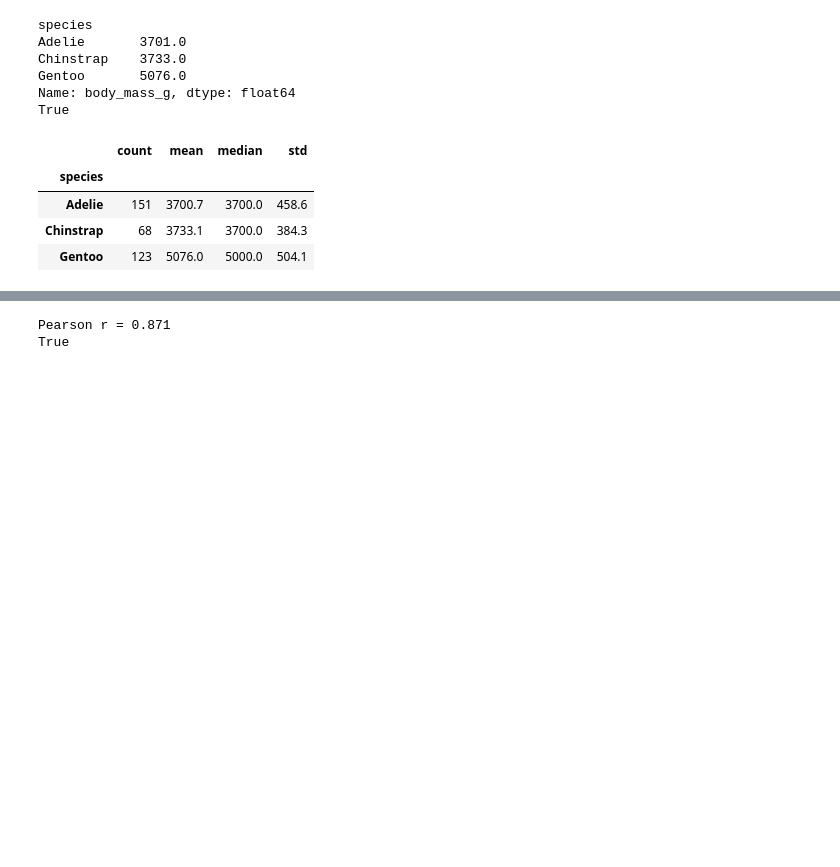
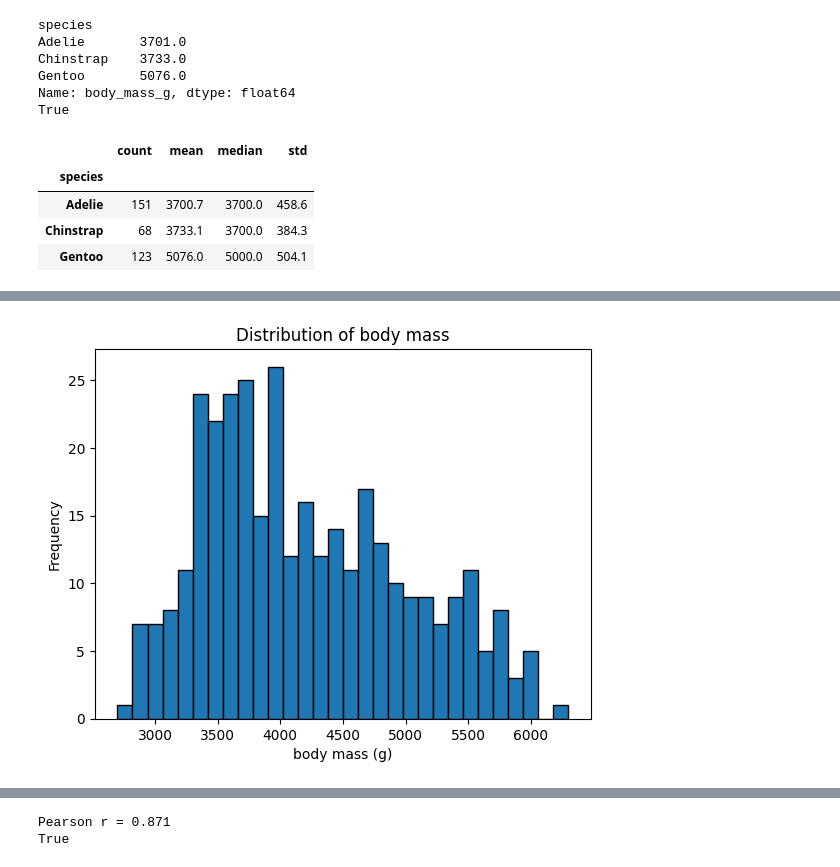
Before and after one commit to TimonLudwig1/Practice-Lab, a Jupyter notebook: xtAI_Learn-Repository/modules/02-data-science-1/projects/01-basic/solution/solution.ipynb, the cells around one changed output, grey strips where cells are left out. Cells and saved outputs as stored; diff of their text form; code cells hidden in the pictures; blank space fills up the shorter version.

```diff
--- a/xtAI_Learn-Repository/modules/02-data-science-1/projects/01-basic/solution/solution.ipynb
+++ b/xtAI_Learn-Repository/modules/02-data-science-1/projects/01-basic/solution/solution.ipynb
@@ -188,0 +169,9 @@ plt.show()
+# %%
+# Histogram: how is the body mass distributed?
+df["body_mass_g"].plot.hist(bins=30, edgecolor="black")
+plt.xlabel("body mass (g)"); plt.title("Distribution of body mass")
+plt.show()
+# A question for you: the distribution has two "humps" (bimodal) — which explanation
+# does the groupby from step 5 provide?
+# %% [output]
+[figure, added]
```
Also changed, not shown: parts of 31 cells of this notebook, 2 other files.
